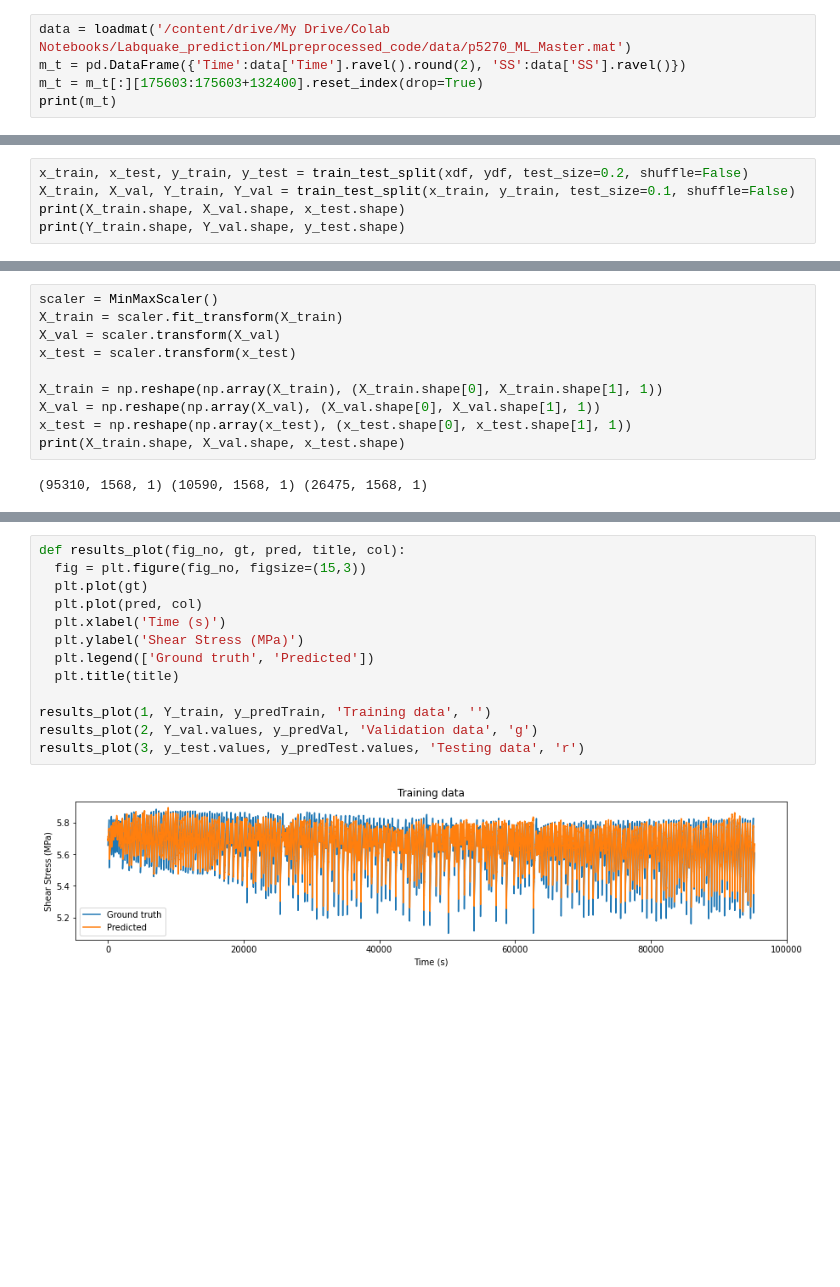
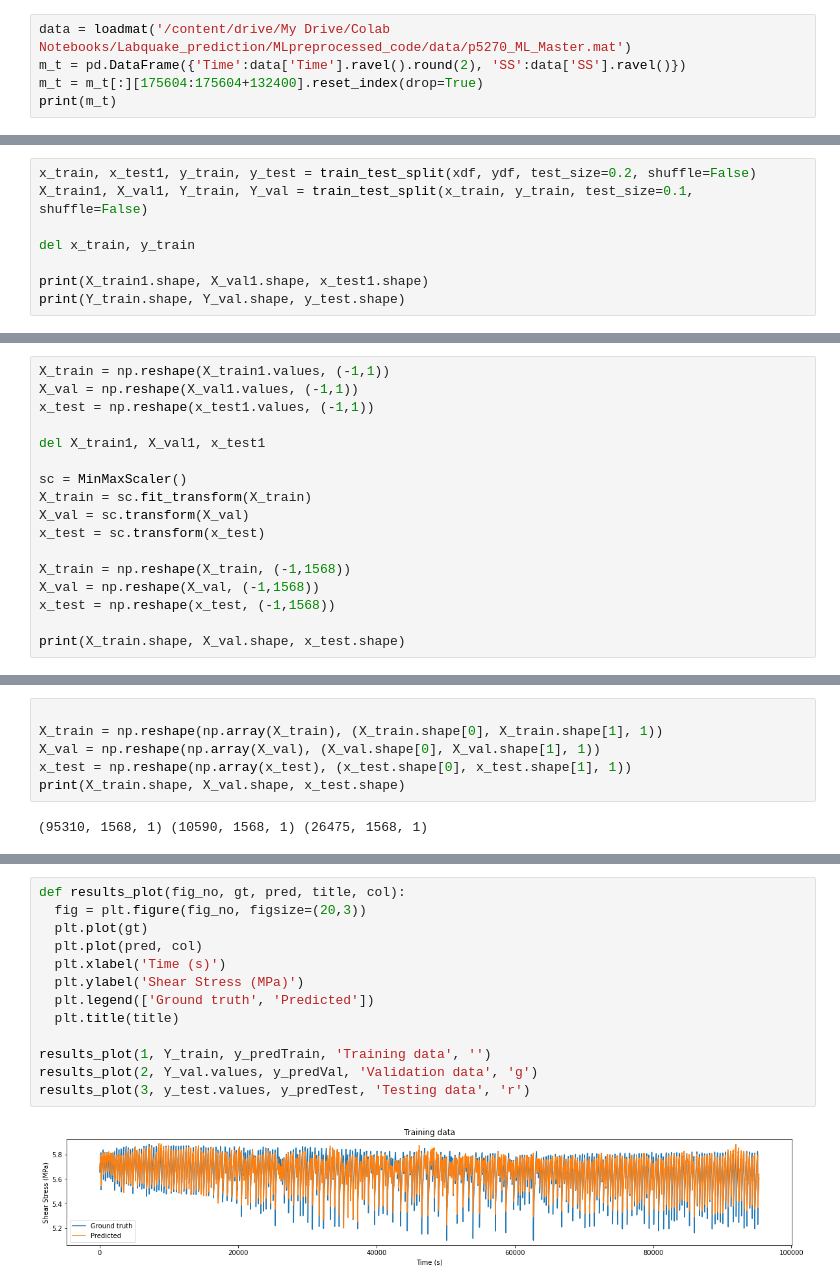
Before and after one commit to vrushaligirkar/Labquake-FeatureGen, a Jupyter notebook: Methods/CNN_ss.ipynb, the cells around one changed output, grey strips where cells are left out. Cells and saved outputs as stored; diff of their text form; blank space fills up the shorter version.

```diff
--- a/Methods/CNN_ss.ipynb
+++ b/Methods/CNN_ss.ipynb
@@ -130,7 +108,7 @@ Time                                      ...
 # %%
 data = loadmat('/content/drive/My Drive/Colab Notebooks/Labquake_prediction/MLpreprocessed_code/data/p5270_ML_Master.mat')
 m_t = pd.DataFrame({'Time':data['Time'].ravel().round(2), 'SS':data['SS'].ravel()})
-m_t = m_t[:][175603:175603+132400].reset_index(drop=True)
+m_t = m_t[:][175604:175604+132400].reset_index(drop=True)
 print(m_t)
 # %% [output]
            Time        SS
@@ -173,10 +151,30 @@ print(ydf)
 
 [132375 rows x 1 columns]
 # %%
-x_train, x_test, y_train, y_test = train_test_split(xdf, ydf, test_size=0.2, shuffle=False)
-X_train, X_val, Y_train, Y_val = train_test_split(x_train, y_train, test_size=0.1, shuffle=False)
-print(X_train.shape, X_val.shape, x_test.shape)
+x_train, x_test1, y_train, y_test = train_test_split(xdf, ydf, test_size=0.2, shuffle=False)
+X_train1, X_val1, Y_train, Y_val = train_test_split(x_train, y_train, test_size=0.1, shuffle=False)
+
+del x_train, y_train
+
+print(X_train1.shape, X_val1.shape, x_test1.shape)
 print(Y_train.shape, Y_val.shape, y_test.shape)
 # %% [output]
 (95310, 1568) (10590, 1568) (26475, 1568)
 (95310, 1) (10590, 1) (26475, 1)
+# %%
+X_train = np.reshape(X_train1.values, (-1,1))
+X_val = np.reshape(X_val1.values, (-1,1))
+x_test = np.reshape(x_test1.values, (-1,1))
+
+del X_train1, X_val1, x_test1
+
+sc = MinMaxScaler()
+X_train = sc.fit_transform(X_train)
+X_val = sc.transform(X_val)
+x_test = sc.transform(x_test)
+
+X_train = np.reshape(X_train, (-1,1568))
+X_val = np.reshape(X_val, (-1,1568))
+x_test = np.reshape(x_test, (-1,1568))
+
+print(X_train.shape, X_val.shape, x_test.shape)
@@ -183,8 +183,4 @@ print(Y_train.shape, Y_val.shape, y_test.shape)
 # %%
-scaler = MinMaxScaler()
-X_train = scaler.fit_transform(X_train)
-X_val = scaler.transform(X_val)
-x_test = scaler.transform(x_test)
 
 X_train = np.reshape(np.array(X_train), (X_train.shape[0], X_train.shape[1], 1))
 X_val = np.reshape(np.array(X_val), (X_val.shape[0], X_val.shape[1], 1))
@@ -278,15 +263,15 @@ RMSE:  0.053361936230606484 0.08482389280254579 0.11322445034185659
 # %%
 def results_plot(fig_no, gt, pred, title, col):
-  fig = plt.figure(fig_no, figsize=(15,3))
+  fig = plt.figure(fig_no, figsize=(20,3))
   plt.plot(gt)
   plt.plot(pred, col)
   plt.xlabel('Time (s)')
   plt.ylabel('Shear Stress (MPa)')
   plt.legend(['Ground truth', 'Predicted'])
   plt.title(title)
 
 results_plot(1, Y_train, y_predTrain, 'Training data', '')
 results_plot(2, Y_val.values, y_predVal, 'Validation data', 'g')
-results_plot(3, y_test.values, y_predTest.values, 'Testing data', 'r')
+results_plot(3, y_test.values, y_predTest, 'Testing data', 'r')
 # %% [output]
-[figure, old version]
+[figure, new version]
```
Also changed, not shown: parts of 10 cells of this notebook.
